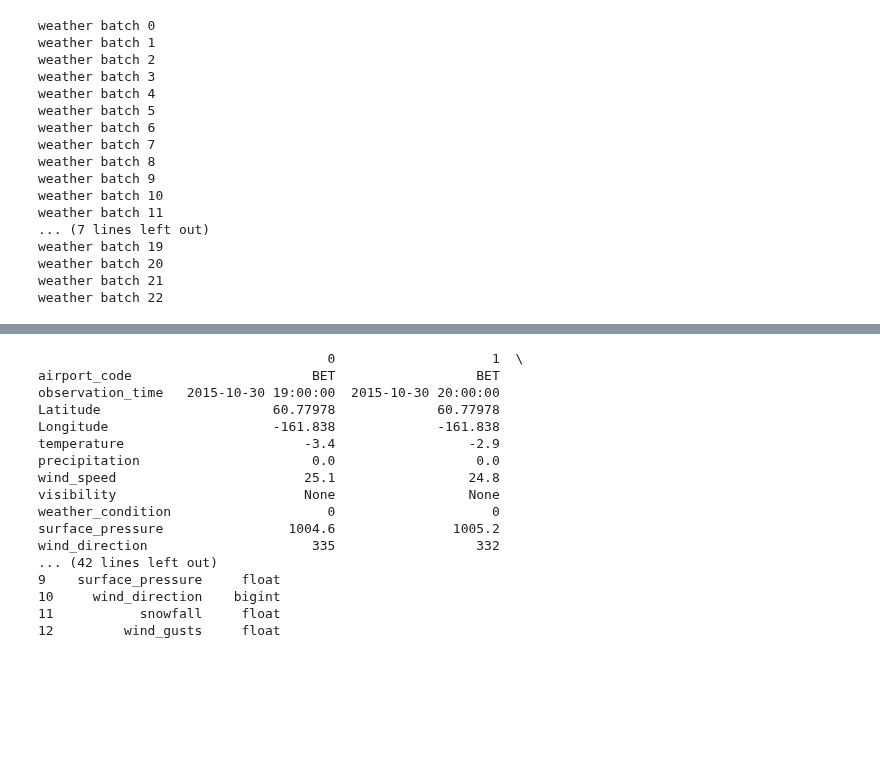
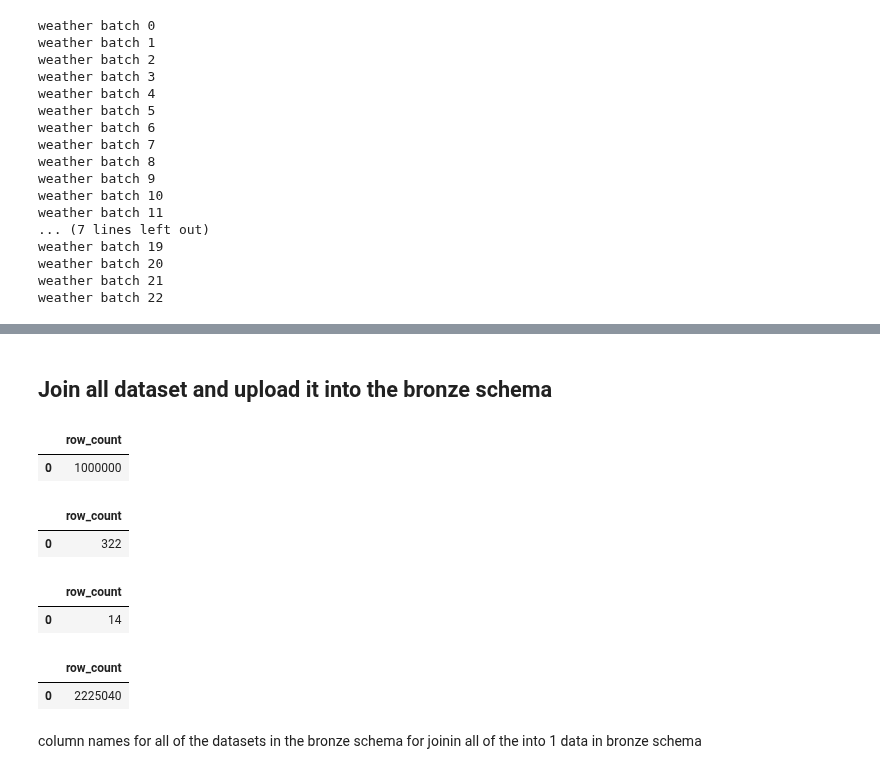
Before and after one commit to edaletsadigov/Flight-delay-analysis-E2E, a Jupyter notebook: notebooks/01_bronze.ipynb, the cells around one changed output, grey strips where cells are left out. Cells and saved outputs as stored; diff of their text form; code cells hidden in the pictures; blank space fills up the shorter version.

```diff
--- a/notebooks/01_bronze.ipynb
+++ b/notebooks/01_bronze.ipynb
@@ -115,24 +114,19 @@ flights 5,812,365
 weather 2,225,040
-# %%
-print(pd.read_sql(text("SELECT TOP 5 * FROM bronze.weather"), engine).T)
-print(pd.read_sql(text(
-    "SELECT COLUMN_NAME, DATA_TYPE FROM INFORMATION_SCHEMA.COLUMNS "
-    "WHERE TABLE_SCHEMA='bronze' AND TABLE_NAME='weather'"), engine))
-# %% [output]
-                                     0                    1  \
-airport_code                       BET                  BET
-observation_time   2015-10-30 19:00:00  2015-10-30 20:00:00
-Latitude                      60.77978             60.77978
-Longitude                     -161.838             -161.838
-temperature                       -3.4                 -2.9
-precipitation                      0.0                  0.0
-wind_speed                        25.1                 24.8
-visibility                        None                 None
-weather_condition                    0                    0
-surface_pressure                1004.6               1005.2
-wind_direction                     335                  332
-... (42 lines left out)
-9    surface_pressure     float
-10     wind_direction    bigint
-11           snowfall     float
-12         wind_gusts     float
+# %% [markdown]
+## Join all dataset and upload it into the bronze schema
+# %%
+display(pd.read_sql(text(f"SELECT COUNT(*) AS row_count  FROM bronze.flights"), engine))
+display(pd.read_sql(text(f"SELECT COUNT(*) AS row_count FROM bronze.airports"), engine))
+display(pd.read_sql(text(f"SELECT COUNT(*) AS row_count FROM bronze.airlines"), engine))
+display(pd.read_sql(text(f"SELECT COUNT(*) AS row_count FROM bronze.weather"), engine))
+# %% [output]
+|  | row_count |
+| 0 | 1000000 |
+|  | row_count |
+| 0 | 322 |
+|  | row_count |
+| 0 | 14 |
+|  | row_count |
+| 0 | 2225040 |
+# %% [markdown]
+column names for all of the datasets in the bronze schema for joinin all of the into 1 data in bronze schema
```
Also changed, not shown: parts of 20 cells of this notebook, 2 other files.
